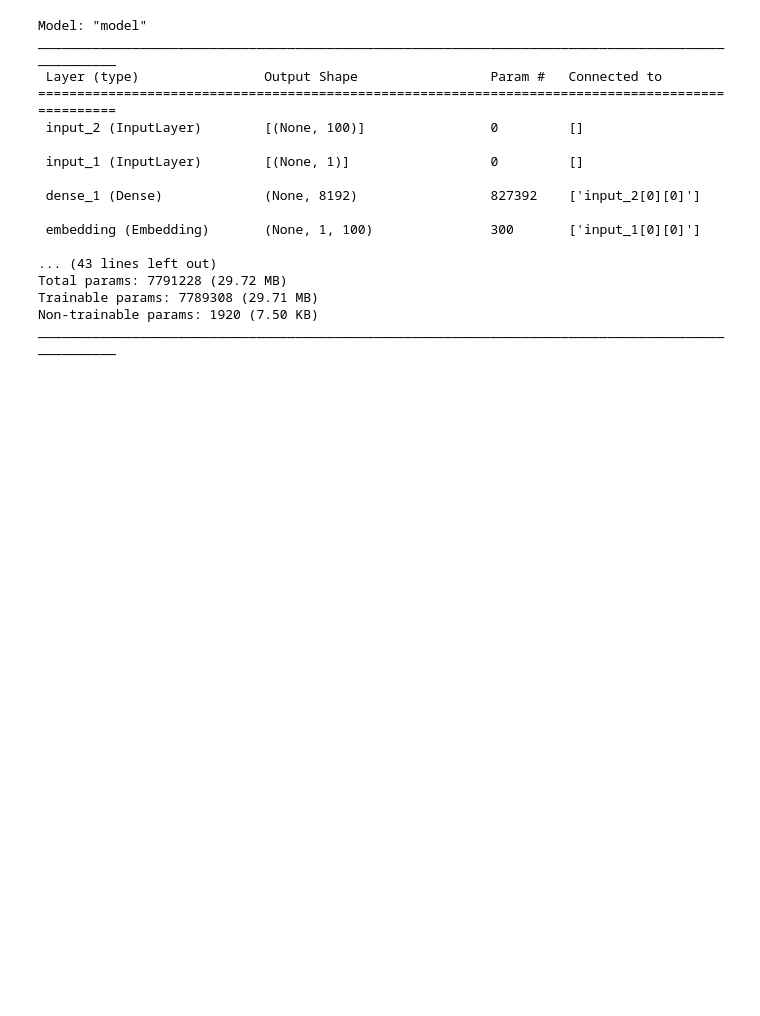
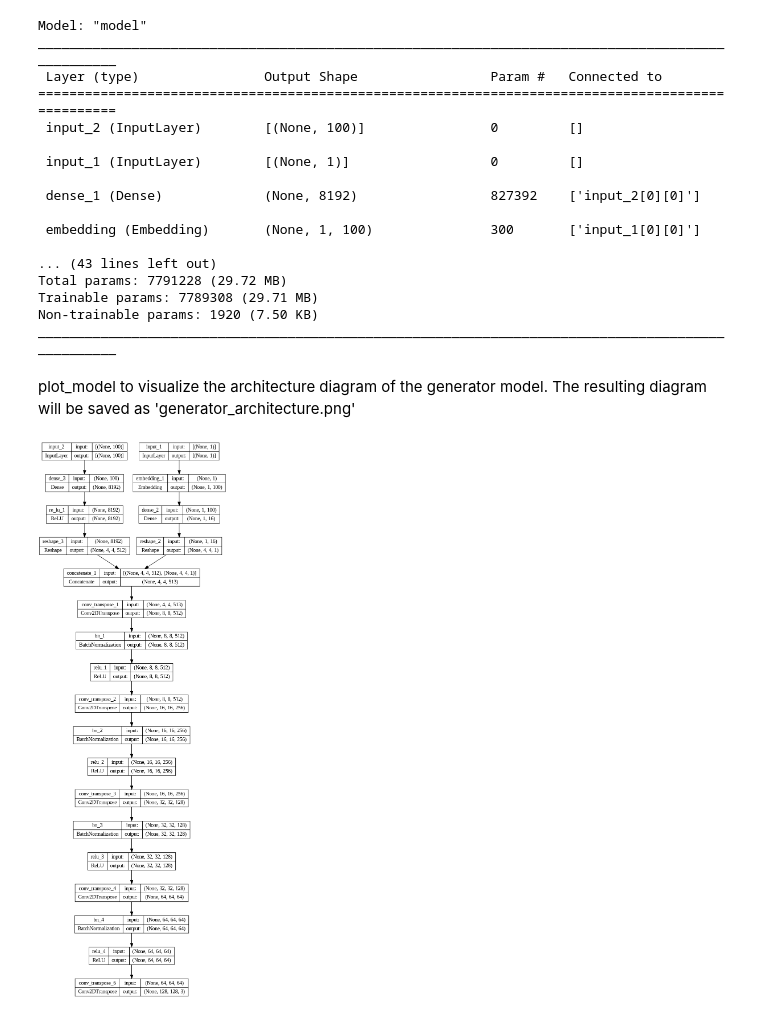
Before and after one commit to shy222/DSCI498-Final-Project, a Jupyter notebook: DSCI498_final_project.ipynb, the cells around one changed output. Cells and saved outputs as stored; diff of their text form; code cells hidden in the pictures; blank space fills up the shorter version.

Commit message:
Code to generate architecture diagram of generator

```diff
--- a/DSCI498_final_project.ipynb
+++ b/DSCI498_final_project.ipynb
@@ -218,3 +226,16 @@ Total params: 7791228 (29.72 MB)
 Trainable params: 7789308 (29.71 MB)
 Non-trainable params: 1920 (7.50 KB)
 __________________________________________________________________________________________________
+# %% [markdown]
+plot_model to visualize the architecture diagram of the generator model.
+The resulting diagram will be saved as 'generator_architecture.png'
+# %%
+from tensorflow.keras.utils import plot_model
+
+# Define the generator model
+generator_model = define_generator()
+
+# Plot the architecture diagram
+plot_model(generator_model, to_file='generator_architecture.png', show_shapes=True, show_layer_names=True)
+# %% [output]
+[figure, added]
```
Also changed, not shown: parts of 1 cell of this notebook.
